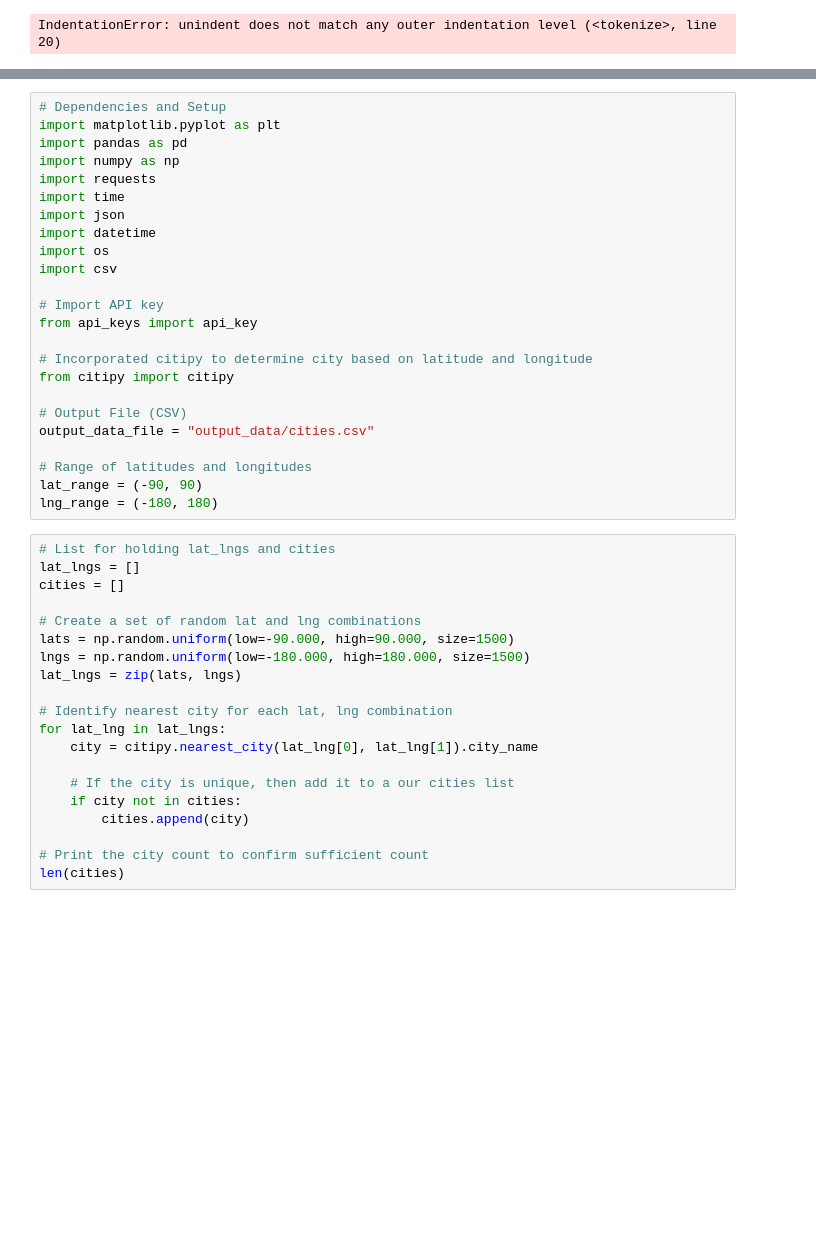
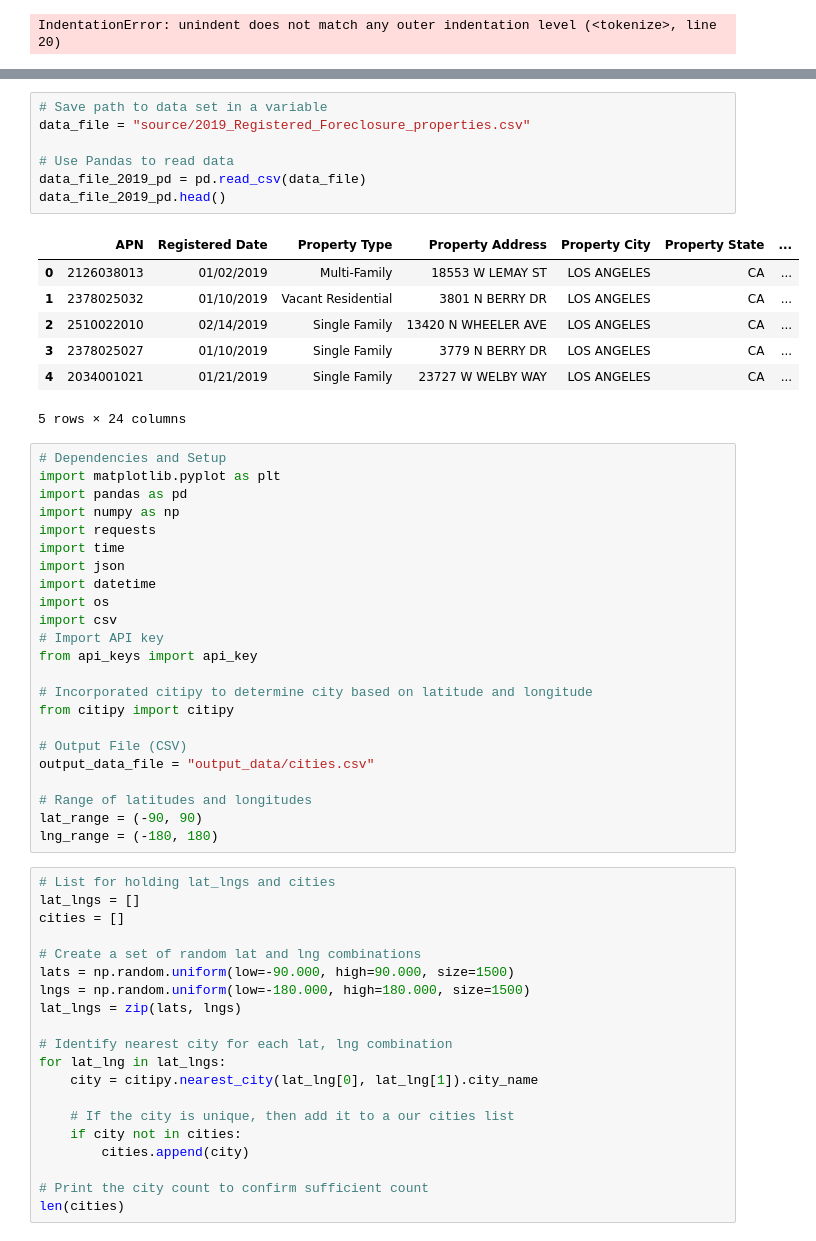
Before and after one commit to lisatian8/python-project1-challenge, a Jupyter notebook: UnemploymentRatePy.ipynb, the cells around one changed output, grey strips where cells are left out. Drawn from its saved outputs; the diff is of its cells as text; blank space fills up the shorter version.

```diff
--- a/UnemploymentRatePy.ipynb
+++ b/UnemploymentRatePy.ipynb
@@ -180,3 +258,18 @@ IndentationError: unindent does not match any outer indentation level (<tokenize
+# %%
+# Save path to data set in a variable
+data_file = "source/2019_Registered_Foreclosure_properties.csv"
+
+# Use Pandas to read data
+data_file_2019_pd = pd.read_csv(data_file)
+data_file_2019_pd.head()
+# %% [output]
+|  | APN | Registered Date | Property Type | Property Address | Property City | Property State | ... |
+| 0 | 2126038013 | 01/02/2019 | Multi-Family | 18553 W LEMAY ST | LOS ANGELES | CA | ... |
+| 1 | 2378025032 | 01/10/2019 | Vacant Residential | 3801 N BERRY DR | LOS ANGELES | CA | ... |
+| 2 | 2510022010 | 02/14/2019 | Single Family | 13420 N WHEELER AVE | LOS ANGELES | CA | ... |
+| 3 | 2378025027 | 01/10/2019 | Single Family | 3779 N BERRY DR | LOS ANGELES | CA | ... |
+| 4 | 2034001021 | 01/21/2019 | Single Family | 23727 W WELBY WAY | LOS ANGELES | CA | ... |
+5 rows × 24 columns
 # %%
 # Dependencies and Setup
 import matplotlib.pyplot as plt
@@ -188,7 +281,6 @@ import json
 import datetime
 import os
 import csv
-
 # Import API key
 from api_keys import api_key
 
```
Also changed, not shown: parts of 10 cells of this notebook.
